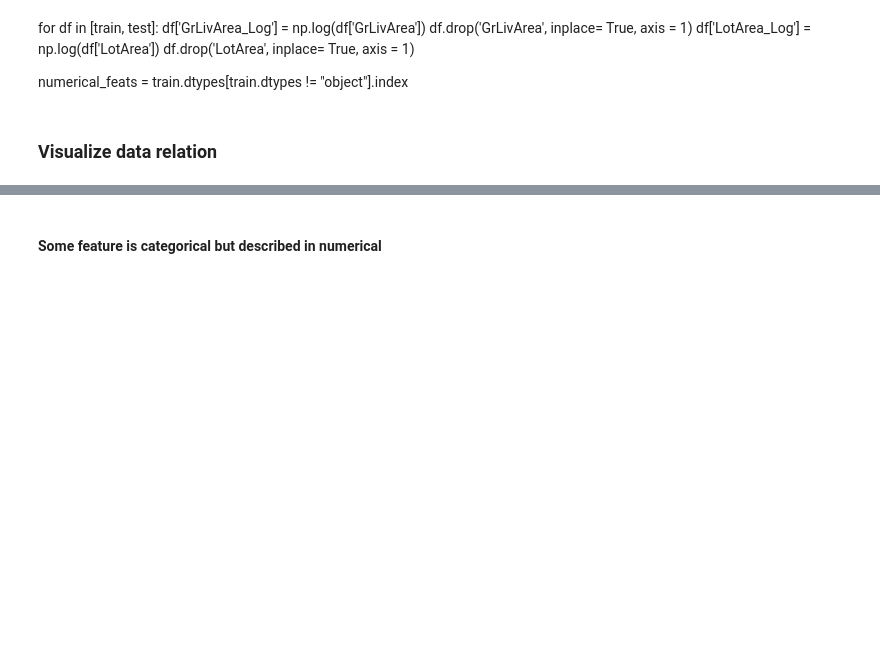
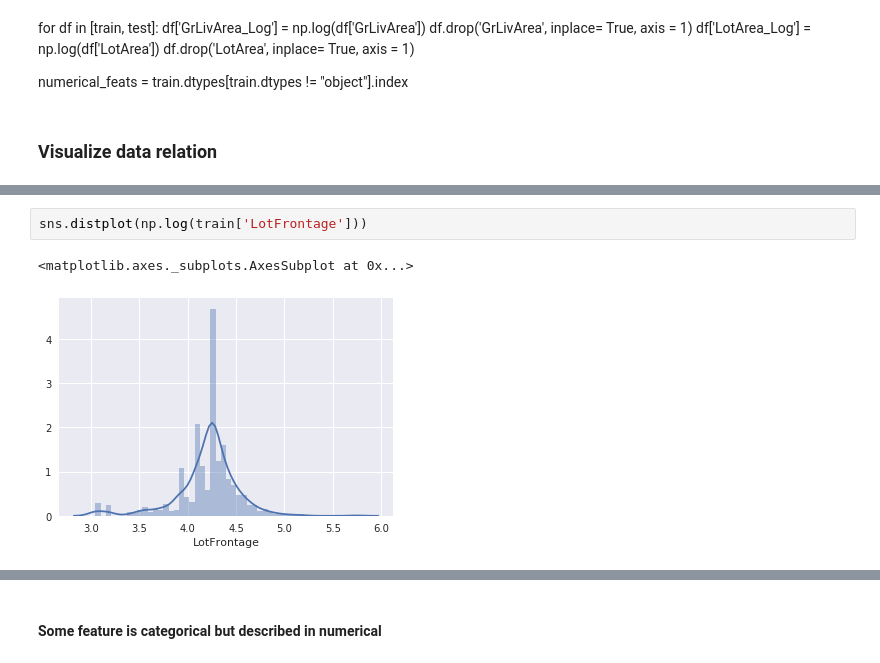
Before and after one commit to thieu1995/AI_training, a Jupyter notebook: ha_viet_tien/week9_FFNN/House Price Pred.ipynb, the cells around one changed output, grey strips where cells are left out. Drawn from its saved outputs; the diff is of its cells as text; blank space fills up the shorter version.

```diff
--- a/ha_viet_tien/week9_FFNN/House Price Pred.ipynb
+++ b/ha_viet_tien/week9_FFNN/House Price Pred.ipynb
@@ -307,0 +334,5 @@ plt.show()
+# %%
+sns.distplot(np.log(train['LotFrontage']))
+# %% [output]
+<matplotlib.axes._subplots.AxesSubplot at 0x...>
+[figure, added]
```
Also changed, not shown: parts of 29 cells of this notebook.
